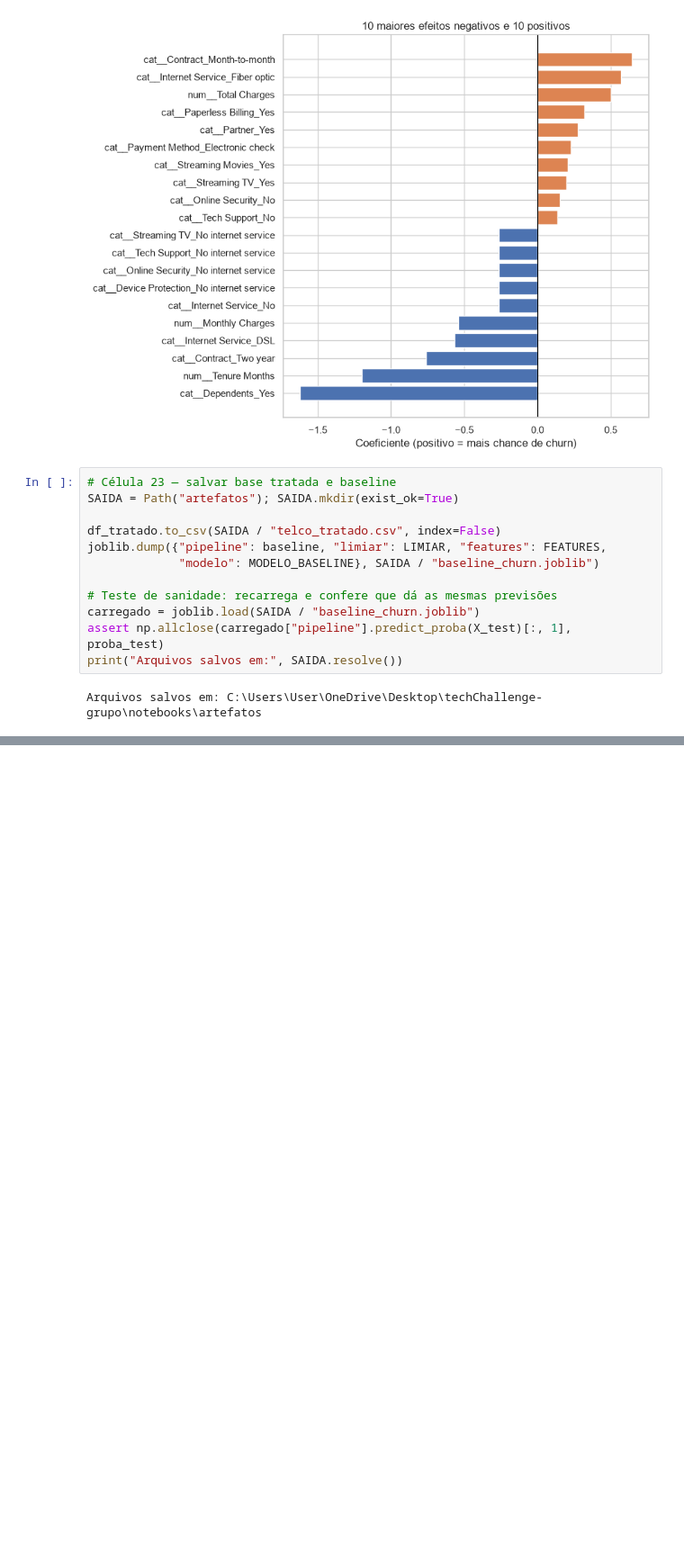
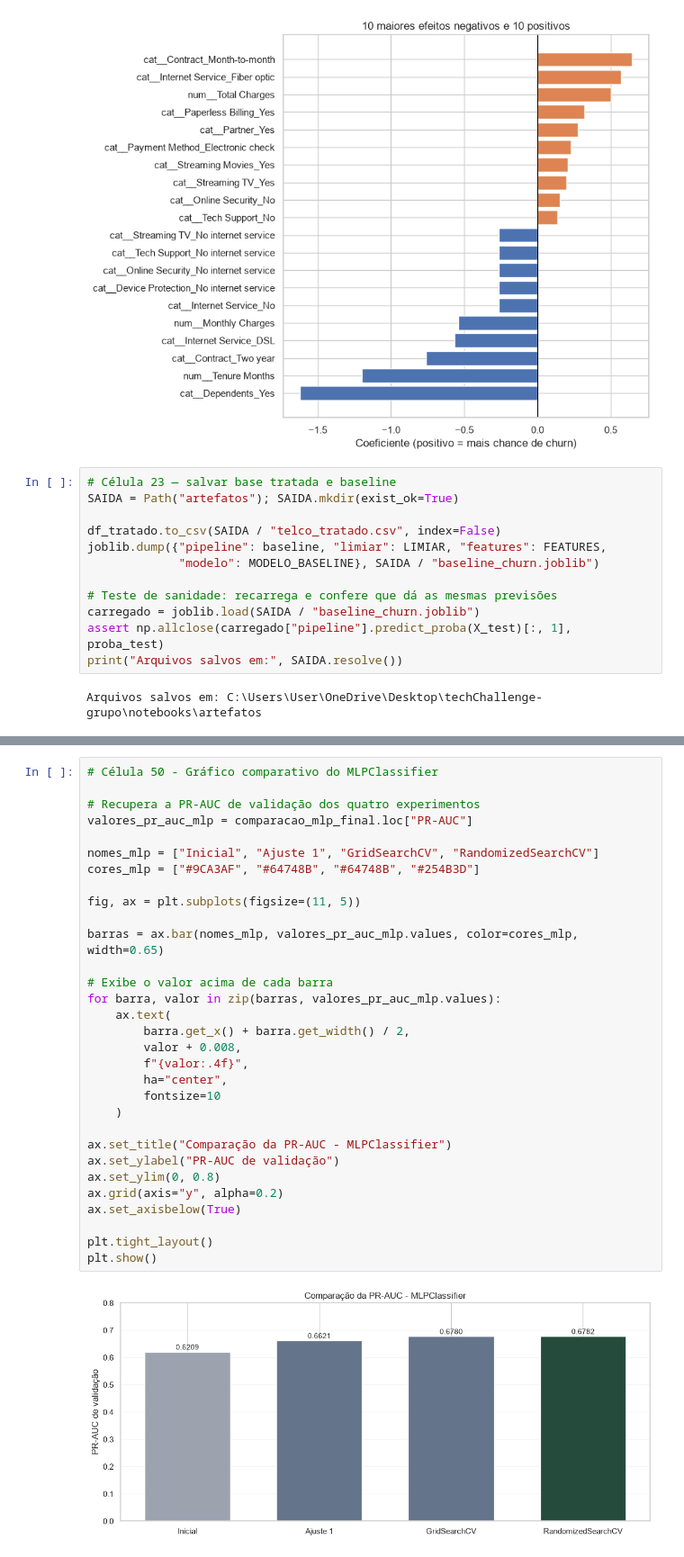
Before and after one commit to Bzrperes/techChallenge, a Jupyter notebook: notebooks/TechChallenge.ipynb, the cells around one changed output, grey strips where cells are left out. Shown at 90% size. Cells and saved outputs as stored; diff of their text form; blank space fills up the shorter version.

```diff
--- a/notebooks/TechChallenge.ipynb
+++ b/notebooks/TechChallenge.ipynb
@@ -699,0 +1986,33 @@ Arquivos salvos em: C:\Users\User\OneDrive\Desktop\techChallenge-grupo\notebooks
+# %%
+# Célula 50 - Gráfico comparativo do MLPClassifier
+
+# Recupera a PR-AUC de validação dos quatro experimentos
+valores_pr_auc_mlp = comparacao_mlp_final.loc["PR-AUC"]
+
+nomes_mlp = ["Inicial", "Ajuste 1", "GridSearchCV", "RandomizedSearchCV"]
+cores_mlp = ["#9CA3AF", "#64748B", "#64748B", "#254B3D"]
+
+fig, ax = plt.subplots(figsize=(11, 5))
+
+barras = ax.bar(nomes_mlp, valores_pr_auc_mlp.values, color=cores_mlp, width=0.65)
+
+# Exibe o valor acima de cada barra
+for barra, valor in zip(barras, valores_pr_auc_mlp.values):
+    ax.text(
+        barra.get_x() + barra.get_width() / 2,
+        valor + 0.008,
+        f"{valor:.4f}",
+        ha="center",
+        fontsize=10
+    )
+
+ax.set_title("Comparação da PR-AUC - MLPClassifier")
+ax.set_ylabel("PR-AUC de validação")
+ax.set_ylim(0, 0.8)
+ax.grid(axis="y", alpha=0.2)
+ax.set_axisbelow(True)
+
+plt.tight_layout()
+plt.show()
+# %% [output]
+[figure, added]
```
Also changed, not shown: parts of 46 cells of this notebook, 19 other files.
